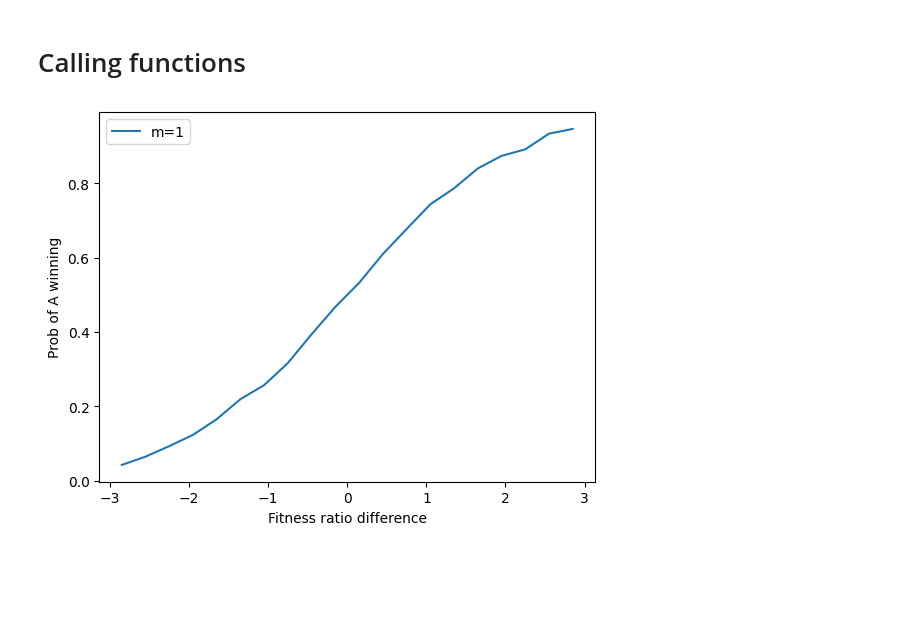
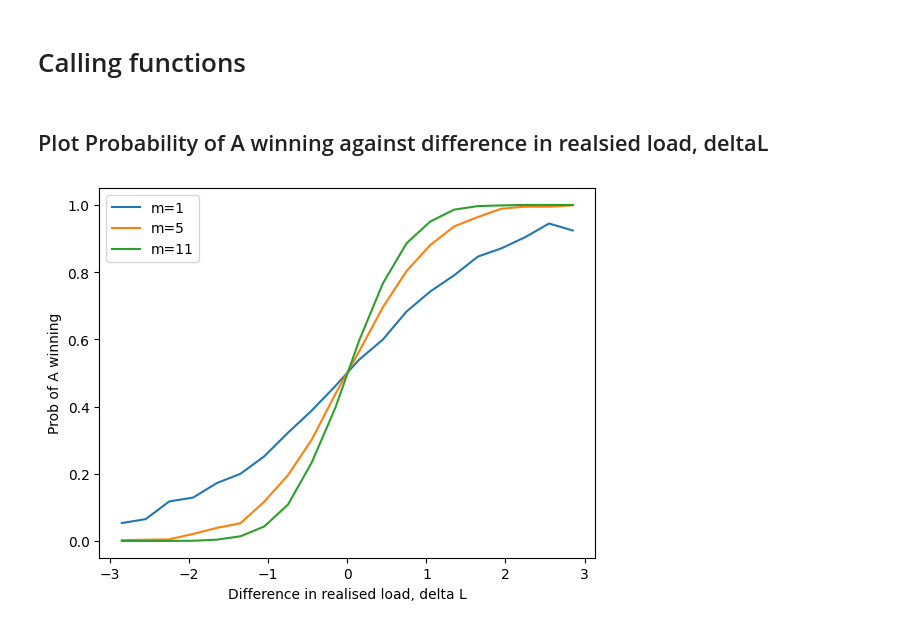
Before and after one commit to OrangeJack-et/multi_contest_sim, a Jupyter notebook: Experiments.ipynb, the cells around one changed output. Cells and saved outputs as stored; diff of their text form; code cells hidden in the pictures; blank space fills up the shorter version.

```diff
--- a/Experiments.ipynb
+++ b/Experiments.ipynb
@@ -3,14 +3,21 @@
 # %%
 from Population_Simulation import Bird, Population
 import matplotlib.pyplot as plt
+# %% [markdown]
+## Plot Probability of A winning against difference in realsied load, deltaL
 # %%
 num_trials = 100000
-worL = 1
-centre_bin1, prob_bin_list1 = Population.Plot_prob_against_diff(500, 1, num_trials, worL)
+error = 0
+# Plot_prob_against_Ldiff: (pop_size, num_trials, rep_contests, error)
+centre_bin1, prob_bin_list1 = Population.Plot_prob_against_Ldiff(500, num_trials, 1, error)
+centre_bin2, prob_bin_list2 = Population.Plot_prob_against_Ldiff(500, num_trials, 5, error)
+centre_bin3, prob_bin_list3 = Population.Plot_prob_against_Ldiff(500, num_trials, 11, error)
 plt.plot(centre_bin1, prob_bin_list1, label='m=1')
-plt.xlabel('Fitness ratio difference')
+plt.plot(centre_bin2, prob_bin_list2, label='m=5')
+plt.plot(centre_bin3, prob_bin_list3, label='m=11')
+plt.xlabel('Difference in realised load, delta L')
 plt.ylabel('Prob of A winning')
 plt.legend()
 plt.show()
 # %% [output]
-[figure, old version]
+[figure, new version]
```
Also changed, not shown: parts of 12 cells of this notebook, 1 other file.
